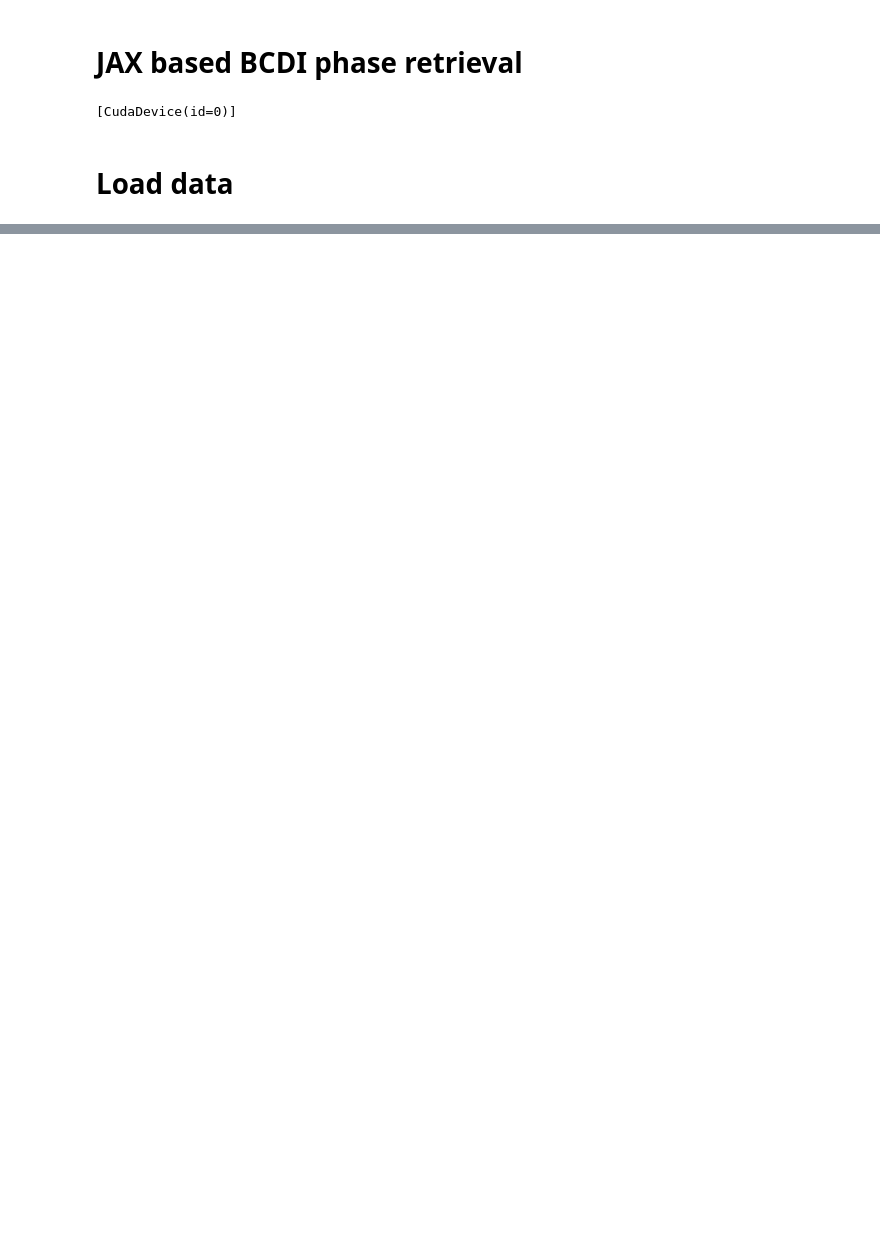
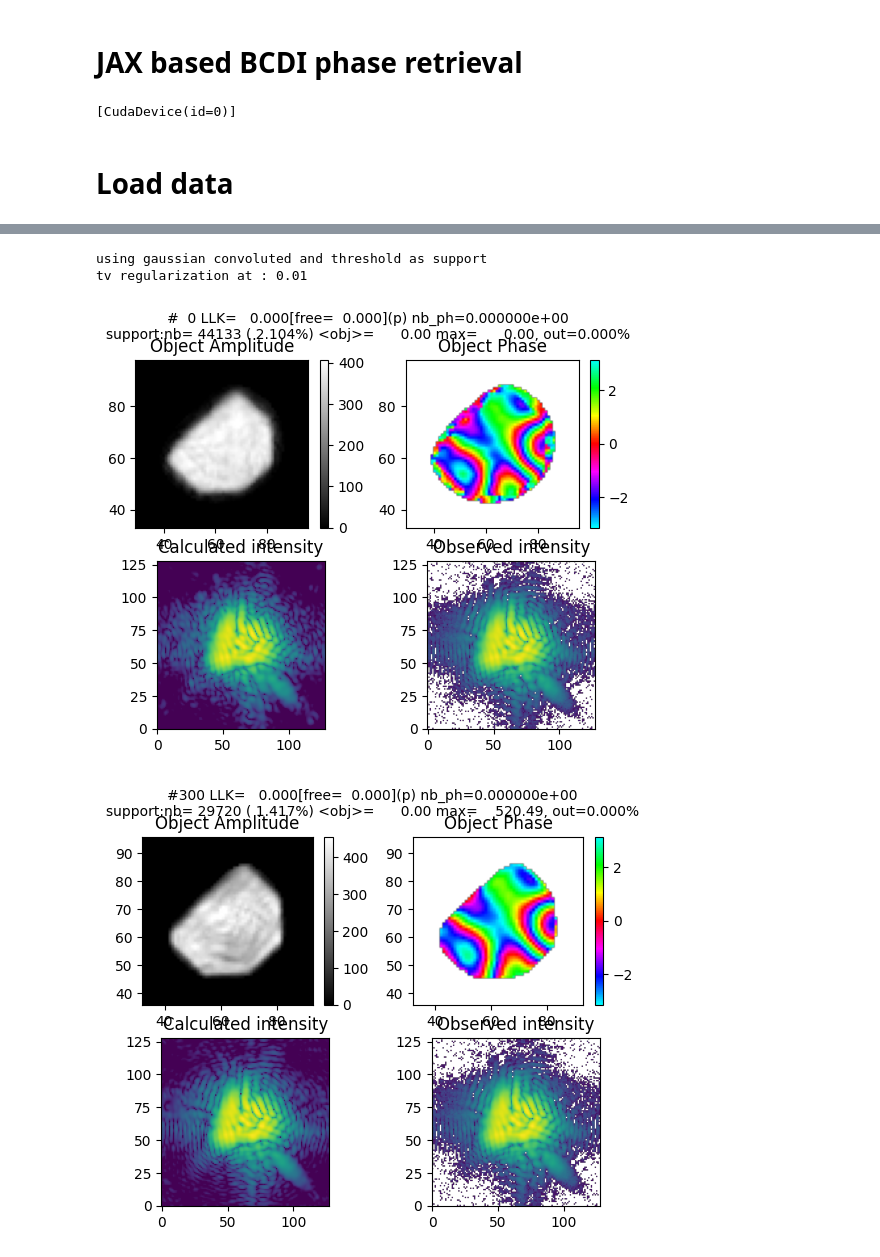
Before and after one commit to matteomasto/convexad_jax, a Jupyter notebook: notebooks/ConvexAD_JAX.ipynb, the cells around one changed output, grey strips where cells are left out. Drawn from its saved outputs; the diff is of its cells as text; code cells hidden in the pictures; blank space fills up the shorter version.

```diff
--- a/notebooks/ConvexAD_JAX.ipynb
+++ b/notebooks/ConvexAD_JAX.ipynb
@@ -96,0 +108,25 @@ plot_3D_projections(Icalc)
+# %%
+params = default_cdi_parameters()
+params['obj_init'] = obj_p
+params['support_threshold_relative'] = 0.25 # np.random.uniform(0.15,0.25)
+params['support_update'] = 50
+params['fix_support'] = False
+params['algo_string'] = 'HIO_0 RAAR_00 ER_400'
+params['support_update_border'] = True
+params['support_update_border_n'] = 1
+params['post_expand'] =(-1,1)
+params['tv'] = 0.01
+params['tv_er'] = 0.01
+params['roi'] = 'full'
+params['save_plot'] = False
+params['plot_result']  = False
+# %%
+obj3d, llk, support, return_dict = CDI_one_reconstruction(Iobs, params)
+Icalc = np.abs(ifftshift(fftn(fftshift(obj3d))))**2
+plot_2D_slices_middle_only_module_and_histogram(obj3d)
+plot_2D_slices_middle_only_phase(obj3d, threshold_module= .25, unwrap= False)
+# %% [output]
+using gaussian convoluted and threshold as support
+tv regularization at : 0.01
+[figure, added]
+[figure, added]
```
Also changed, not shown: parts of 11 cells of this notebook, 6 other files.
